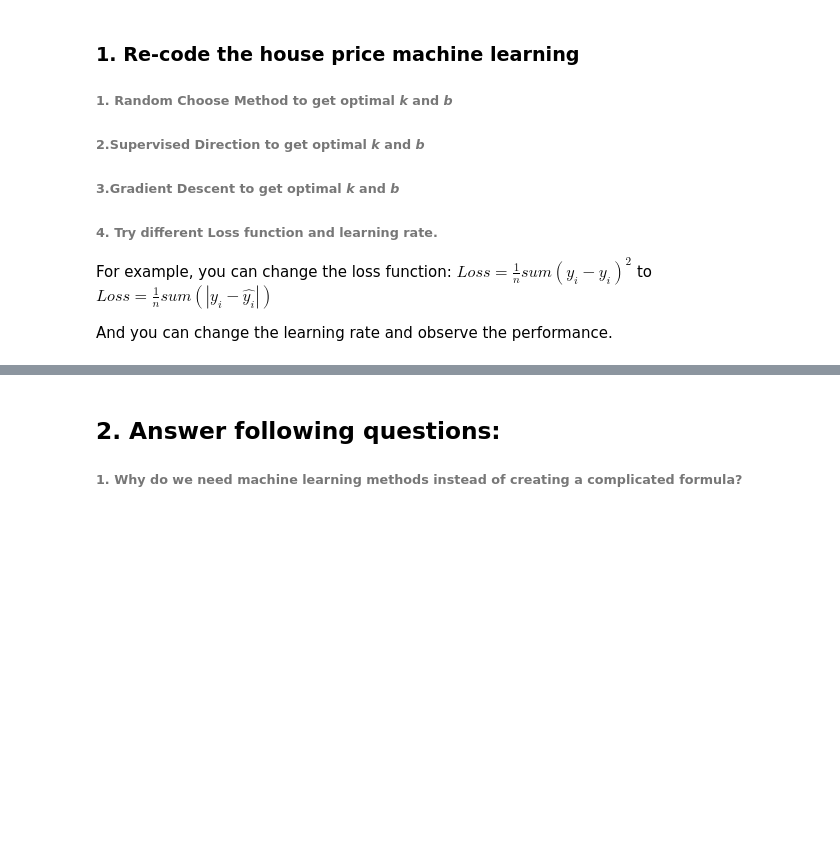
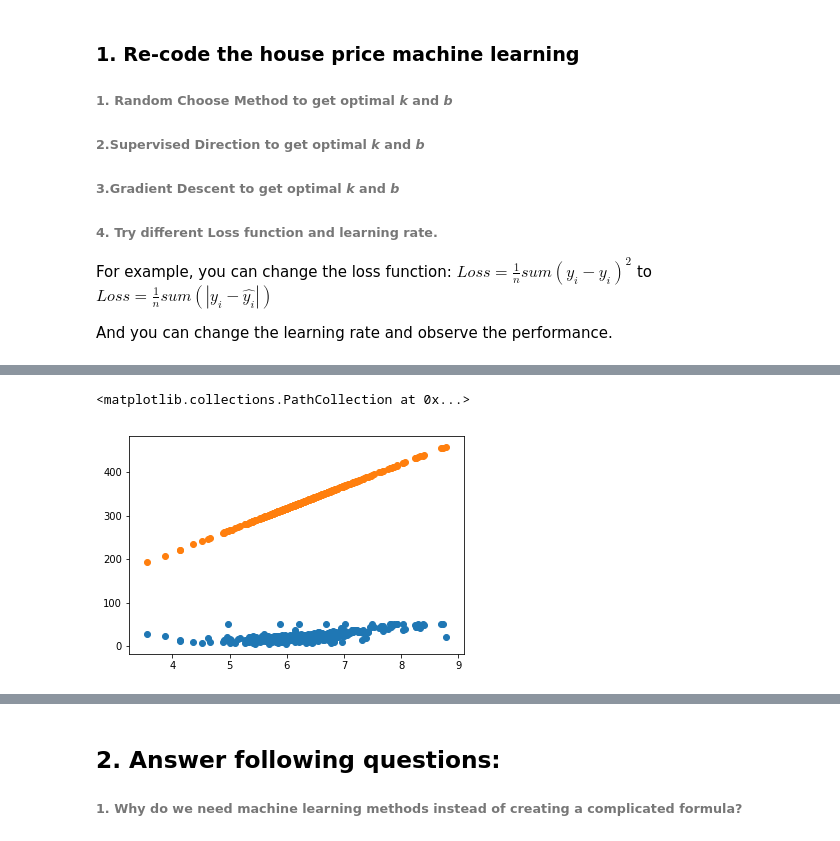
Before and after one commit to supermenfang/ai-for-nlp-and-cv-4th, a Jupyter notebook: assignments/LESSON_2_0706/Assignment-02.ipynb, the cells around one changed output, grey strips where cells are left out. Cells and saved outputs as stored; diff of their text form; code cells hidden in the pictures; blank space fills up the shorter version.

```diff
--- a/assignments/LESSON_2_0706/Assignment-02.ipynb
+++ b/assignments/LESSON_2_0706/Assignment-02.ipynb
@@ -15,0 +41,16 @@ And you can change the learning rate and observe the performance.
+# %%
+%matplotlib inline
+import random
+def price(rm, k, b):
+    """f(x) = k * x + b"""
+    return k * rm + b
+X_rm = X[:, 5]
+k = random.randint(-100, 100)
+b = random.randint(-100, 100)
+price_by_random_k_and_b = [price(r, k, b) for r in X_rm]
+
+draw_rm_and_price()
+plt.scatter(X_rm, price_by_random_k_and_b)
+# %% [output]
+<matplotlib.collections.PathCollection at 0x...>
+[figure, added]
```
Also changed, not shown: parts of 5 cells of this notebook.
